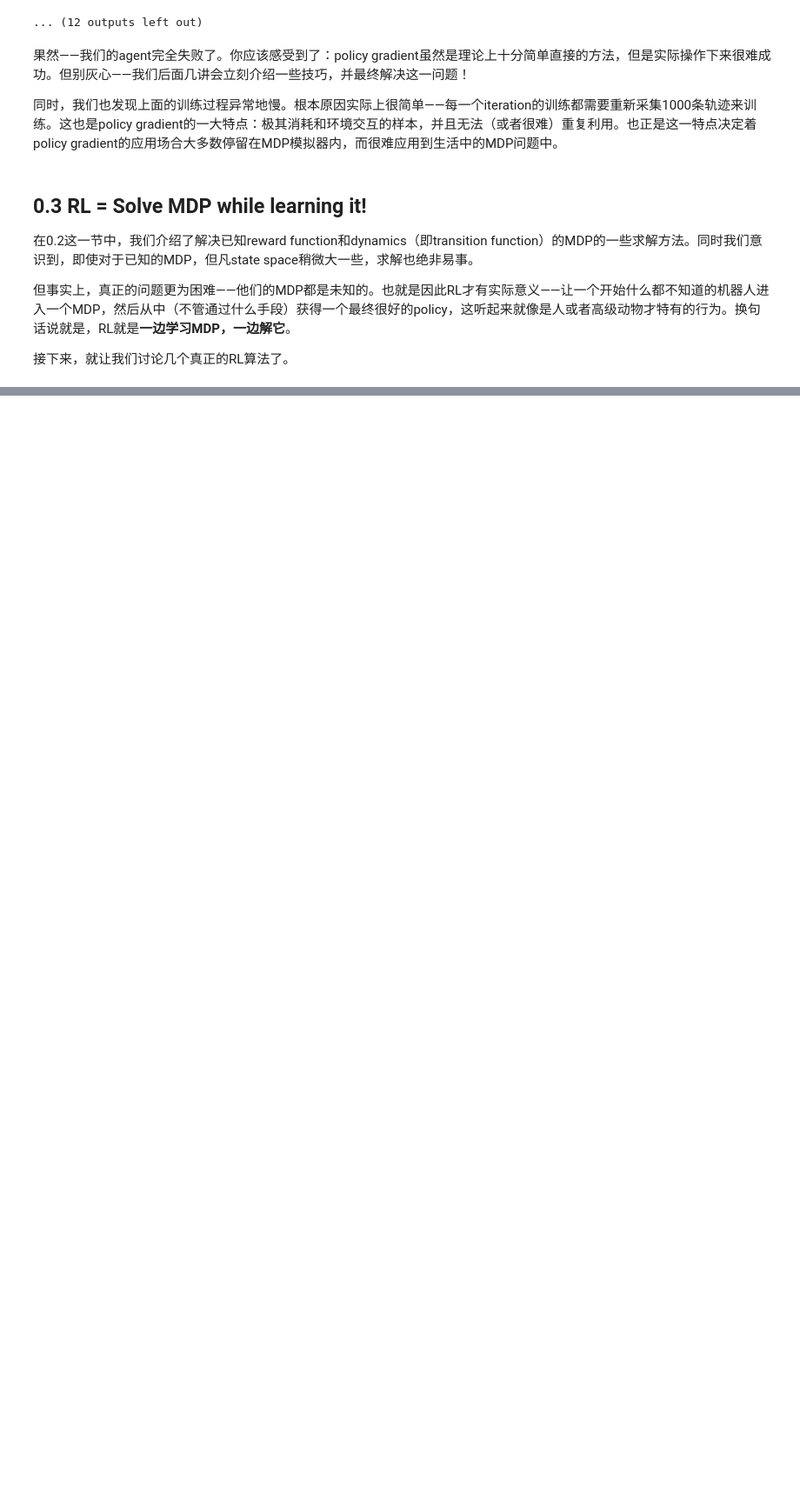
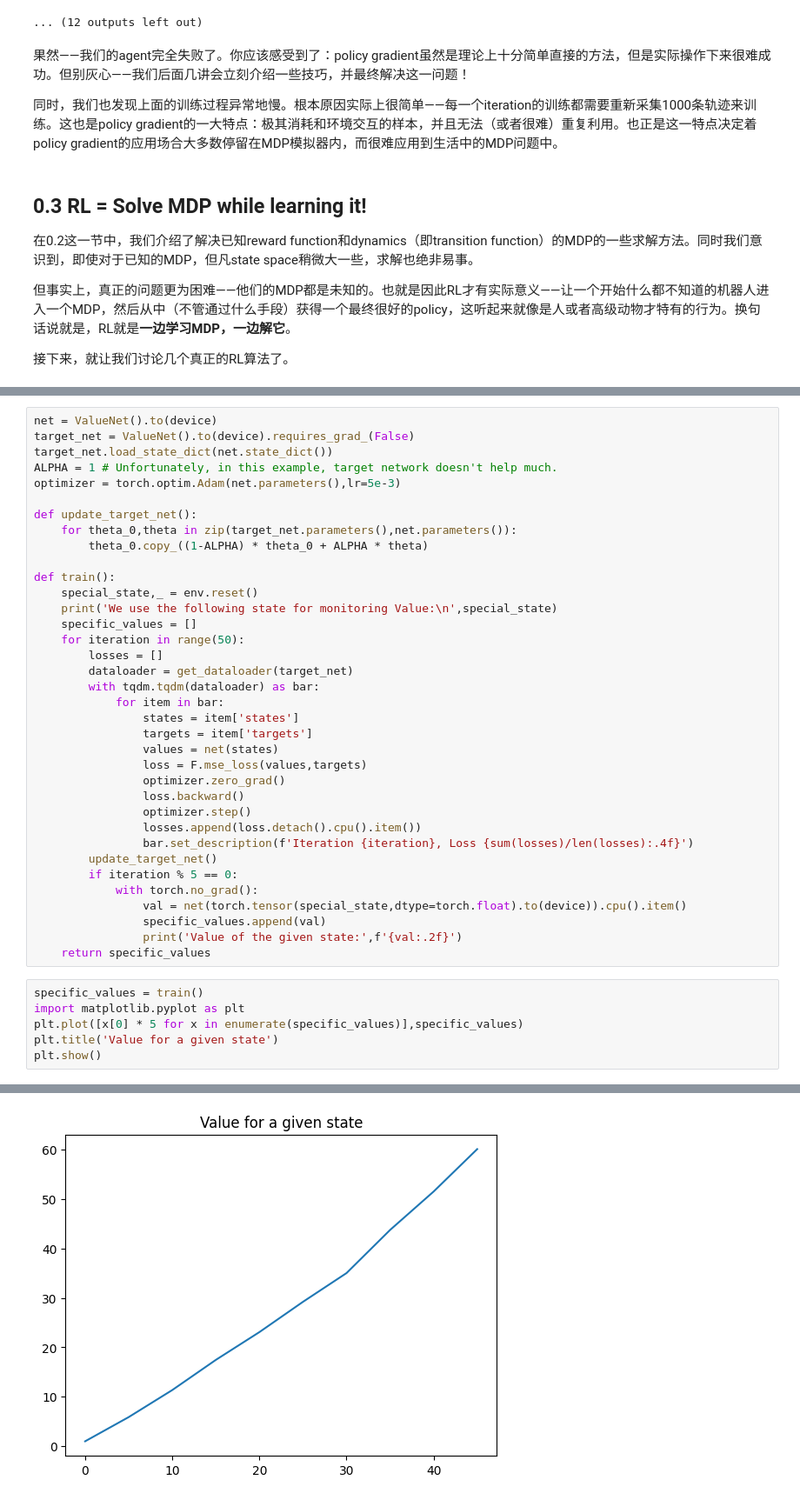
Before and after one commit to Hidden-Hyperparameter/RL-notes, a Jupyter notebook: tutorials/0-intro.ipynb, the cells around one changed output, grey strips where cells are left out. Shown at 87% size. Drawn from its saved outputs; the diff is of its cells as text; blank space fills up the shorter version.

```diff
--- a/tutorials/0-intro.ipynb
+++ b/tutorials/0-intro.ipynb
@@ -1629,0 +1427,43 @@ plt.show()
+# %%
+net = ValueNet().to(device)
+target_net = ValueNet().to(device).requires_grad_(False)
+target_net.load_state_dict(net.state_dict())
+ALPHA = 1 # Unfortunately, in this example, target network doesn't help much.
+optimizer = torch.optim.Adam(net.parameters(),lr=5e-3)
+
+def update_target_net():
+    for theta_0,theta in zip(target_net.parameters(),net.parameters()):
+        theta_0.copy_((1-ALPHA) * theta_0 + ALPHA * theta)
+
+def train():
+    special_state,_ = env.reset()
+    print('We use the following state for monitoring Value:\n',special_state)
+    specific_values = []
+    for iteration in range(50):
+        losses = []
+        dataloader = get_dataloader(target_net)
+        with tqdm.tqdm(dataloader) as bar:
+            for item in bar:
+                states = item['states']
+                targets = item['targets']
+                values = net(states)
+                loss = F.mse_loss(values,targets)
+                optimizer.zero_grad()
+                loss.backward()
+                optimizer.step()
+                losses.append(loss.detach().cpu().item())
+                bar.set_description(f'Iteration {iteration}, Loss {sum(losses)/len(losses):.4f}')
+        update_target_net()
+        if iteration % 5 == 0:
+            with torch.no_grad():
+                val = net(torch.tensor(special_state,dtype=torch.float).to(device)).cpu().item()
+                specific_values.append(val)
+                print('Value of the given state:',f'{val:.2f}')
+    return specific_values
+# %%
+specific_values = train()
+import matplotlib.pyplot as plt
+plt.plot([x[0] * 5 for x in enumerate(specific_values)],specific_values)
+plt.title('Value for a given state')
+plt.show()
+# %% [output]
@@ -1629,0 +1482 @@ plt.show()
+[figure, added]
```
Also changed, not shown: parts of 57 cells of this notebook, 2 other files.
